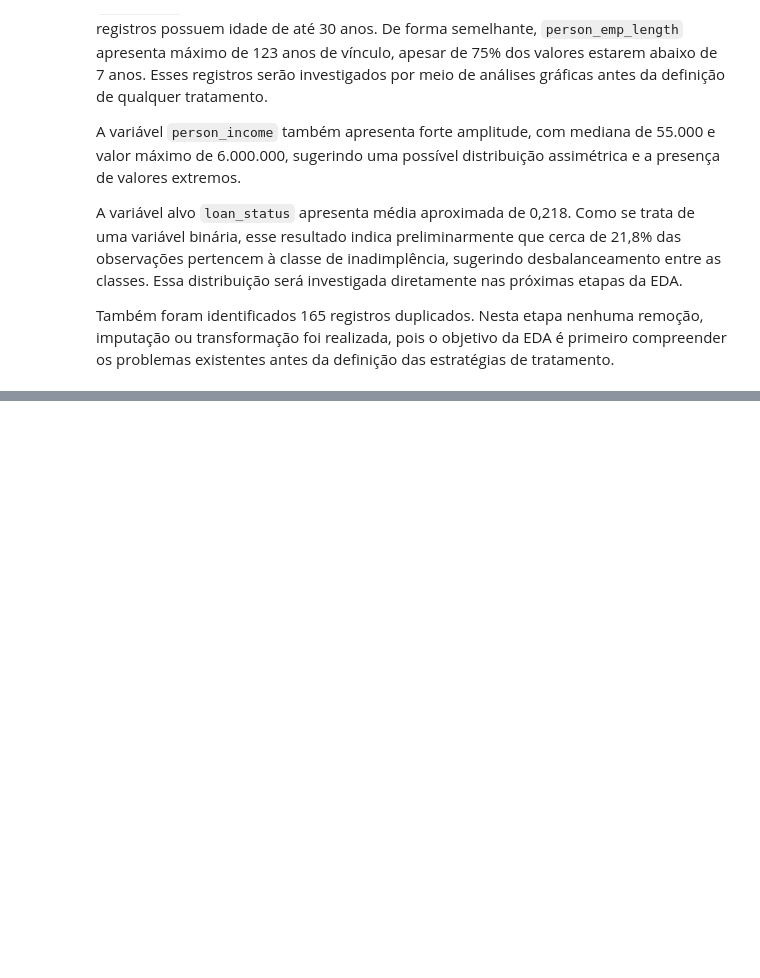
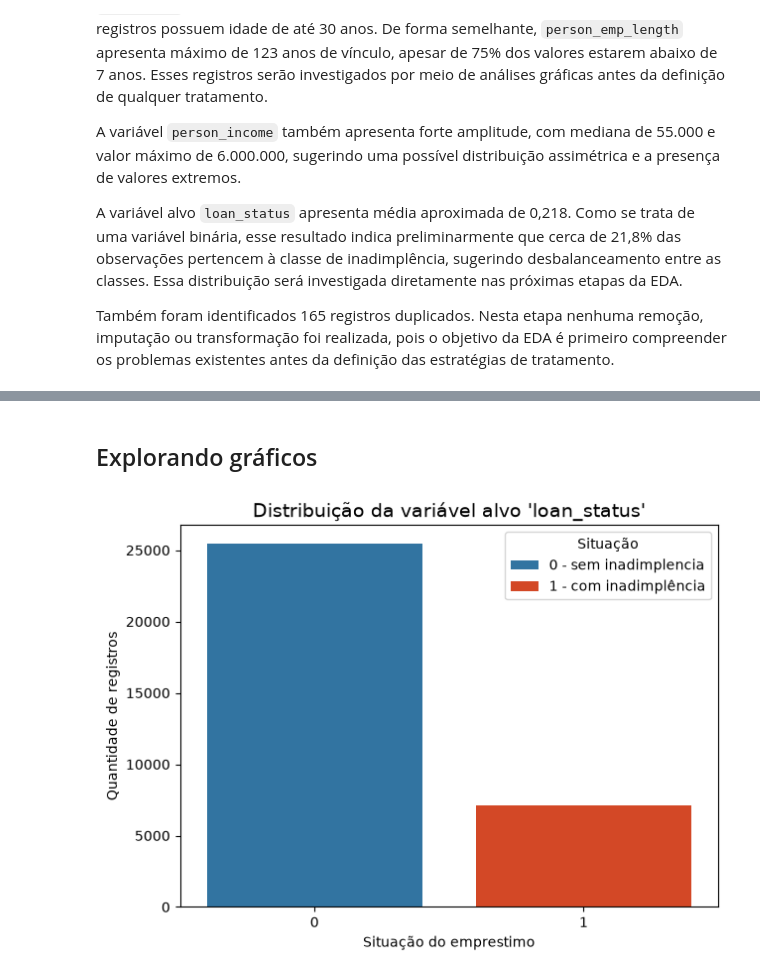
Before and after one commit to FCASSINI/Mini_projeto_avaliativo-02_SC_tech, a Jupyter notebook: notebook/01_eda_credit_risk.ipynb, the cells around one changed output, grey strips where cells are left out. Saved outputs shown, nothing was run; the diff lists cells and outputs as text; code cells hidden in the pictures; blank space fills up the shorter version.

Commit message:
feat: adiciona analise das distribuicoes e do alvo

```diff
--- a/notebook/01_eda_credit_risk.ipynb
+++ b/notebook/01_eda_credit_risk.ipynb
@@ -175,0 +254,19 @@ estratégias de tratamento.
+# %% [markdown]
+## Explorando gráficos
+# %%
+plt.figure(figsize=(7, 5))
+
+sns.countplot(
+    data=df,
+    x='loan_status',
+    hue='loan_status',
+    palette=['#1f77b4', "#f03709"]
+)
+
+plt.title("Distribuição da variável alvo 'loan_status'", fontsize=14)
+plt.xlabel("Situação do emprestimo")
+plt.ylabel("Quantidade de registros")
+plt.legend(title = "Situação", loc="upper right", labels = ['0 - sem inadimplencia', '1 - com inadimplência'])
+plt.show()
+# %% [output]
+[figure, added]
```
Also changed, not shown: parts of 16 cells of this notebook.
